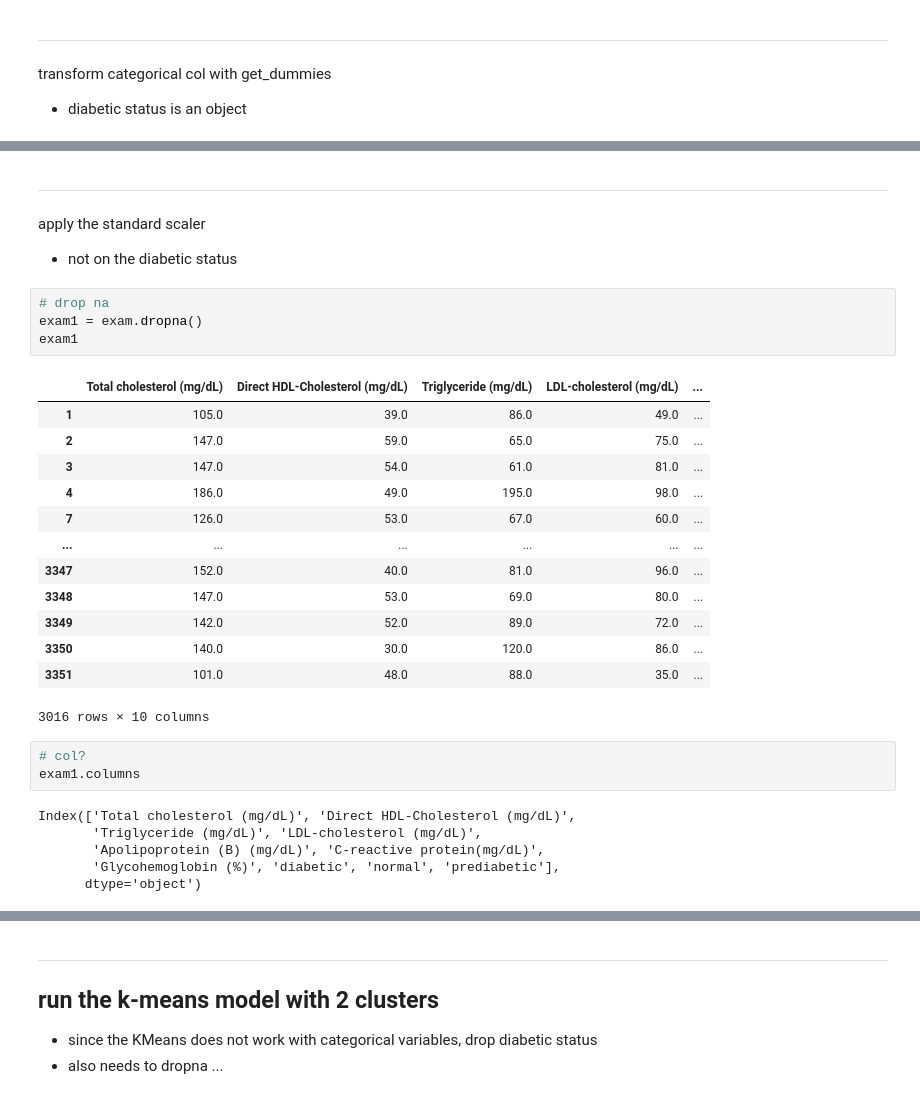
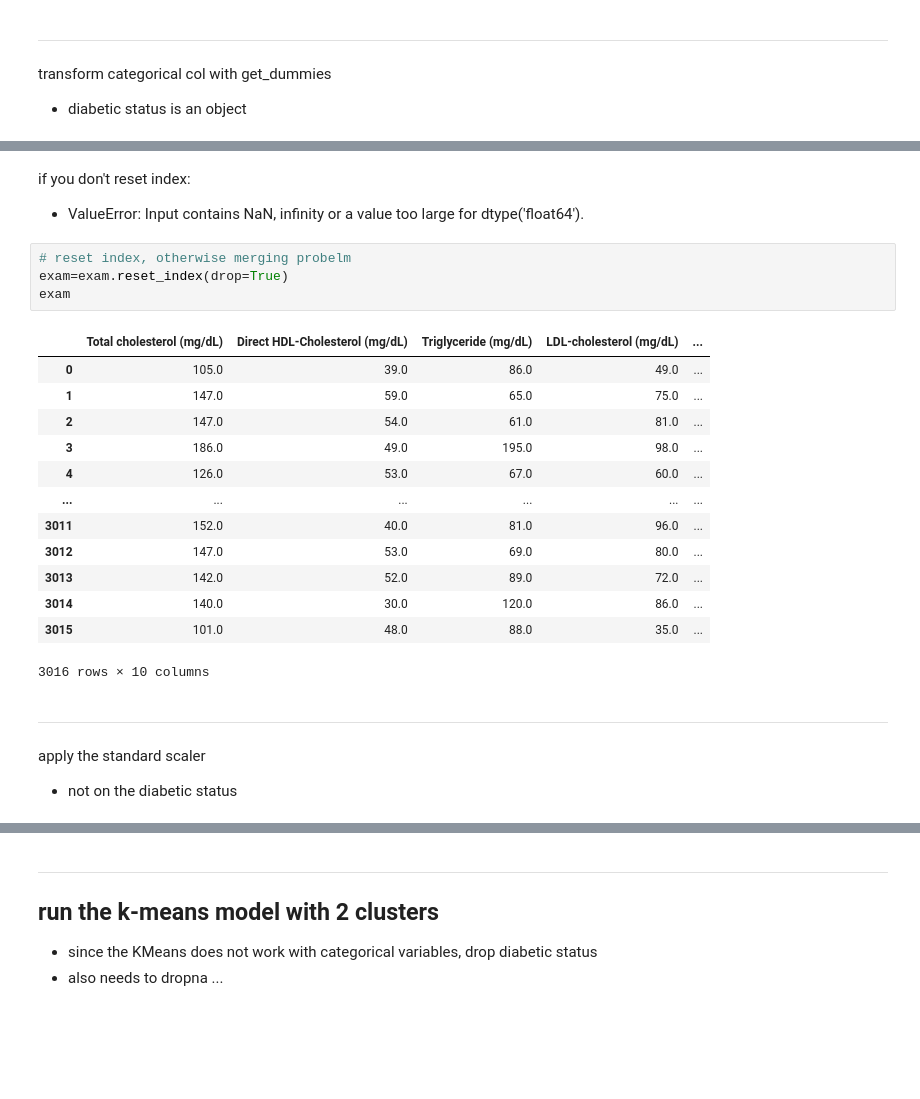
Before and after one commit to amyylin1/NHANES_Dietary_Data, a Jupyter notebook: exam_clustering.ipynb, the cells around one changed output, grey strips where cells are left out. Cells and saved outputs as stored; diff of their text form; blank space fills up the shorter version.

```diff
--- a/exam_clustering.ipynb
+++ b/exam_clustering.ipynb
@@ -120,33 +145,27 @@ exam
+# %% [markdown]
+if you don't reset index:
+- ValueError: Input contains NaN, infinity or a value too large for dtype('float64').
+# %%
+# reset index, otherwise merging probelm
+exam=exam.reset_index(drop=True)
+exam
+# %% [output]
+|  | Total cholesterol (mg/dL) | Direct HDL-Cholesterol (mg/dL) | Triglyceride (mg/dL) | LDL-cholesterol (mg/dL) | ... |
+| 0 | 105.0 | 39.0 | 86.0 | 49.0 | ... |
+| 1 | 147.0 | 59.0 | 65.0 | 75.0 | ... |
+| 2 | 147.0 | 54.0 | 61.0 | 81.0 | ... |
+| 3 | 186.0 | 49.0 | 195.0 | 98.0 | ... |
+| 4 | 126.0 | 53.0 | 67.0 | 60.0 | ... |
+| ... | ... | ... | ... | ... | ... |
+| 3011 | 152.0 | 40.0 | 81.0 | 96.0 | ... |
+| 3012 | 147.0 | 53.0 | 69.0 | 80.0 | ... |
+| 3013 | 142.0 | 52.0 | 89.0 | 72.0 | ... |
+| 3014 | 140.0 | 30.0 | 120.0 | 86.0 | ... |
+| 3015 | 101.0 | 48.0 | 88.0 | 35.0 | ... |
+3016 rows × 10 columns
 # %% [markdown]
 ---
 apply the standard scaler
 - not on the diabetic status
-# %%
-# drop na
-exam1 = exam.dropna()
-exam1
-# %% [output]
-|  | Total cholesterol (mg/dL) | Direct HDL-Cholesterol (mg/dL) | Triglyceride (mg/dL) | LDL-cholesterol (mg/dL) | ... |
-| 1 | 105.0 | 39.0 | 86.0 | 49.0 | ... |
-| 2 | 147.0 | 59.0 | 65.0 | 75.0 | ... |
-| 3 | 147.0 | 54.0 | 61.0 | 81.0 | ... |
-| 4 | 186.0 | 49.0 | 195.0 | 98.0 | ... |
-| 7 | 126.0 | 53.0 | 67.0 | 60.0 | ... |
-| ... | ... | ... | ... | ... | ... |
-| 3347 | 152.0 | 40.0 | 81.0 | 96.0 | ... |
-| 3348 | 147.0 | 53.0 | 69.0 | 80.0 | ... |
-| 3349 | 142.0 | 52.0 | 89.0 | 72.0 | ... |
-| 3350 | 140.0 | 30.0 | 120.0 | 86.0 | ... |
-| 3351 | 101.0 | 48.0 | 88.0 | 35.0 | ... |
-3016 rows × 10 columns
-# %%
-# col?
-exam1.columns
-# %% [output]
-Index(['Total cholesterol (mg/dL)', 'Direct HDL-Cholesterol (mg/dL)',
-       'Triglyceride (mg/dL)', 'LDL-cholesterol (mg/dL)',
-       'Apolipoprotein (B) (mg/dL)', 'C-reactive protein(mg/dL)',
-       'Glycohemoglobin (%)', 'diabetic', 'normal', 'prediabetic'],
-      dtype='object')
 # %%
 # scale the numeric cols
```
Also changed, not shown: parts of 31 cells of this notebook, 1 other file.
